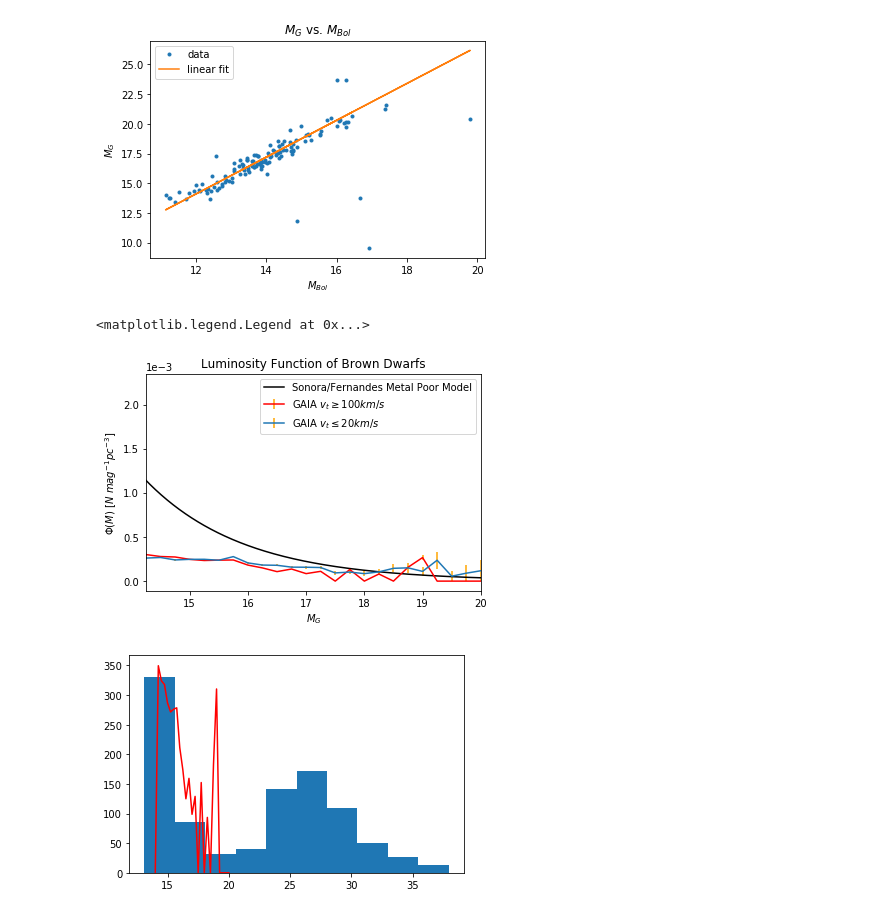
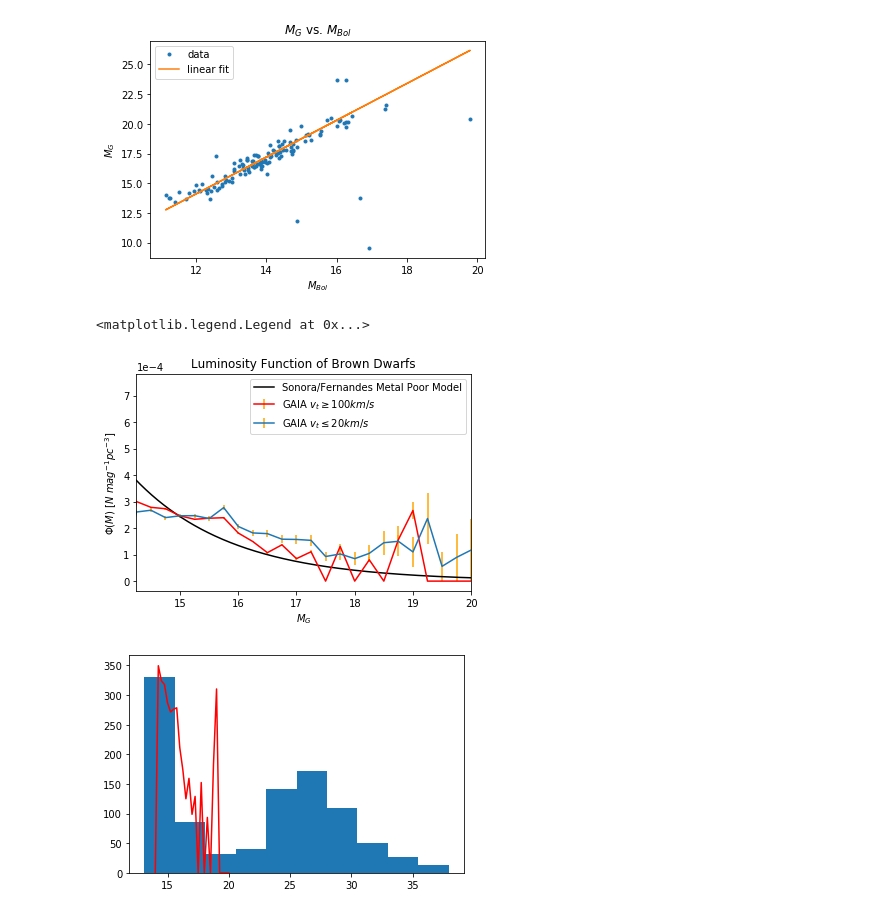
Before and after one commit to dhilligo/BDwarfLumFunction, a Jupyter notebook: GCNS Table Analysis.ipynb, the cells around one changed output. Saved outputs shown, nothing was run; the diff lists cells and outputs as text; code cells hidden in the pictures.

```diff
--- a/GCNS Table Analysis.ipynb
+++ b/GCNS Table Analysis.ipynb
@@ -773,17 +749,17 @@ plt.show()
 # %%
 plt.errorbar(bins1, 8.6*lf_spacedensity3,c="red", yerr=y_error,ecolor='orange',label=r"GAIA $v_t\geq100km/s$")
 plt.errorbar(bins2,lf_spacedensity4,y_error1,ecolor='orange',label=r"GAIA $v_t\leq20km/s$")
-plt.plot(Mg,10**f(masses),c="black",label='Sonora/Fernandes Metal Poor Model')
+plt.plot(Mg,10**f(masses)/3,c="black",label='Sonora/Fernandes Metal Poor Model')
 #plt.plot(Mg1,10**f1(masses1),c="green",label='Sonora Metal Rich')
 plt.xlabel("$M_G$")
 plt.ylabel('$\Phi(M)$ $[N$ $mag^{-1}  pc^{-3}]$')
 plt.xlim(bins2[1],np.max(bins2))
 plt.ticklabel_format(axis="y", style="sci", scilimits=(0,0))
 plt.title("Luminosity Function of Brown Dwarfs")
 plt.legend(loc='best')
 # %% [output]
 <matplotlib.legend.Legend at 0x...>
-[figure, old version]
+[figure, new version]
 # %%
 plt.hist(Mg)
 plt.errorbar(bins1, 1e7*lf_spacedensity3,c="red", yerr=y_error,ecolor='orange',label=r"$v_t\geq100km/s$")
```
Also changed, not shown: parts of 5 cells of this notebook.
